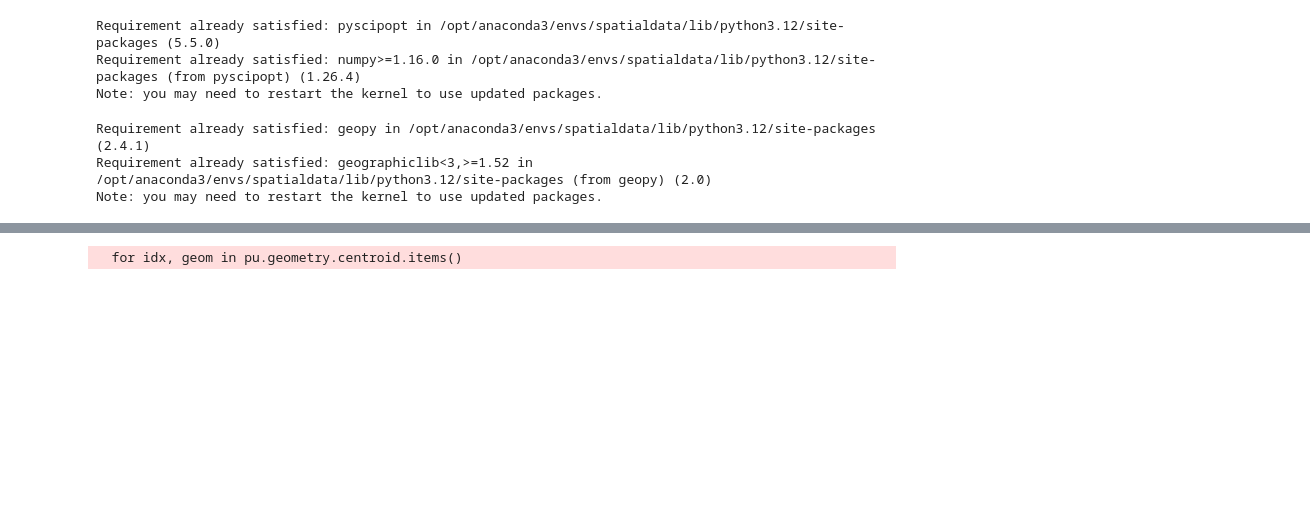
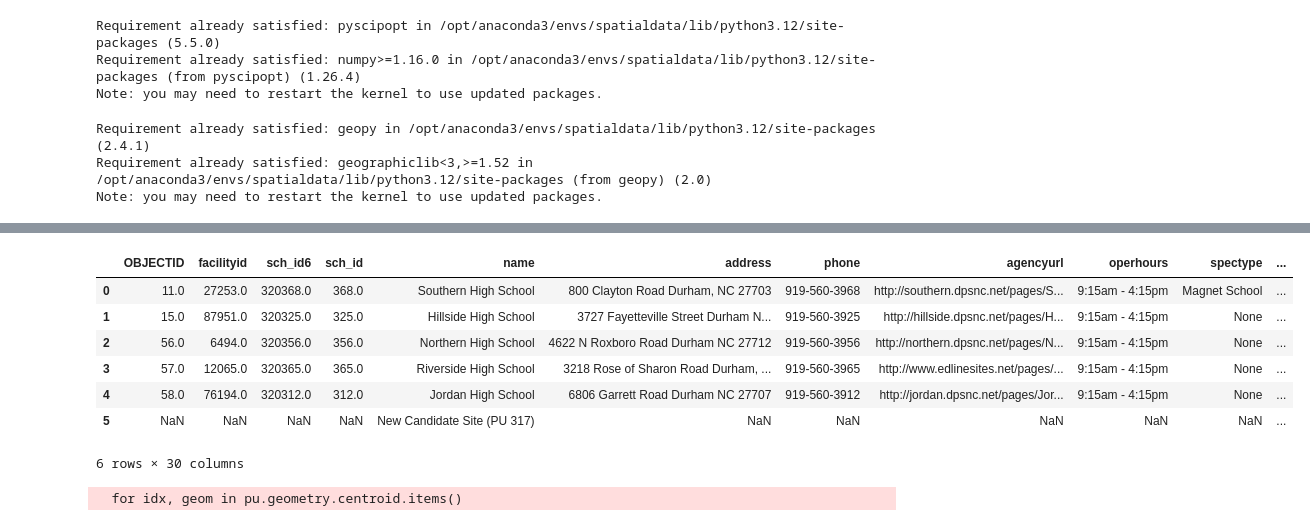
Before and after one commit to olublin/DPS-Planning, a Jupyter notebook: CFLP/CFLP_hs.ipynb, the cells around one changed output, grey strips where cells are left out. Saved outputs shown, nothing was run; the diff lists cells and outputs as text; code cells hidden in the pictures; blank space fills up the shorter version.

```diff
--- a/CFLP/CFLP_hs.ipynb
+++ b/CFLP/CFLP_hs.ipynb
@@ -75,0 +94,41 @@ for i, geometry in enumerate(pu['geometry']):
+# %%
+centroid_geom = pu.loc[584].geometry.centroid
+
+new_school = gpd.GeoDataFrame(
+    [{
+        'name': 'New DSA',
+        'geometry': centroid_geom,
+        'pu': 584
+    }],
+    geometry='geometry',
+    crs=pu.crs  # use same CRS as your planning units
+)
+
+# Append it to the existing schools GeoDataFrame
+schools = pd.concat([schools, new_school], ignore_index=True)
+# %%
+centroid_geom = pu.loc[317].geometry.centroid
+
+new_school = gpd.GeoDataFrame(
+    [{
+        'name': 'New Candidate Site (PU 317)',
+        'geometry': centroid_geom,
+        'pu': 317
+    }],
+    geometry='geometry',
+    crs=pu.crs  # use same CRS as your planning units
+)
+
+# Append it to the existing schools GeoDataFrame
+schools = pd.concat([schools, new_school], ignore_index=True)
+# %%
+schools.iloc[:6]
+# %% [output]
+|  | OBJECTID | facilityid | sch_id6 | sch_id | name | address | phone | agencyurl | operhours | spectype | ... |
+| 0 | 11.0 | 27253.0 | 320368.0 | 368.0 | Southern High School | 800 Clayton Road Durham, NC 27703 | 919-560-3968 | http://southern.dpsnc.net/pages/S... | 9:15am - 4:15pm | Magnet School | ... |
+| 1 | 15.0 | 87951.0 | 320325.0 | 325.0 | Hillside High School | 3727 Fayetteville Street Durham N... | 919-560-3925 | http://hillside.dpsnc.net/pages/H... | 9:15am - 4:15pm | None | ... |
+| 2 | 56.0 | 6494.0 | 320356.0 | 356.0 | Northern High School | 4622 N Roxboro Road Durham NC 27712 | 919-560-3956 | http://northern.dpsnc.net/pages/N... | 9:15am - 4:15pm | None | ... |
+| 3 | 57.0 | 12065.0 | 320365.0 | 365.0 | Riverside High School | 3218 Rose of Sharon Road Durham, ... | 919-560-3965 | http://www.edlinesites.net/pages/... | 9:15am - 4:15pm | None | ... |
+| 4 | 58.0 | 76194.0 | 320312.0 | 312.0 | Jordan High School | 6806 Garrett Road Durham NC 27707 | 919-560-3912 | http://jordan.dpsnc.net/pages/Jor... | 9:15am - 4:15pm | None | ... |
+| 5 | NaN | NaN | NaN | NaN | New Candidate Site (PU 317) | NaN | NaN | NaN | NaN | NaN | ... |
+6 rows × 30 columns
```
Also changed, not shown: parts of 3 cells of this notebook, 9 other files.
